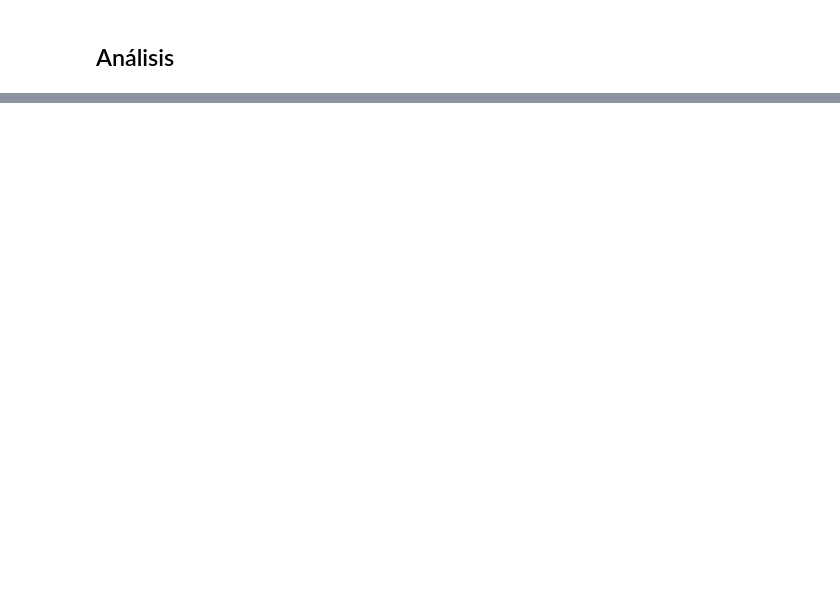
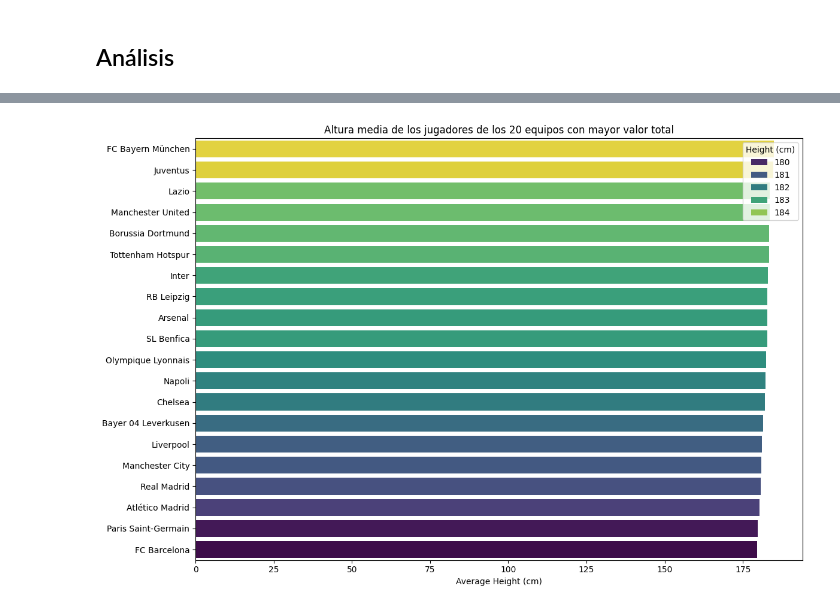
Before and after one commit to Tomaslopera/Fifa_Analysis, a Jupyter notebook: fifa21_analysis.ipynb, the cells around one changed output, grey strips where cells are left out. Drawn from its saved outputs; the diff is of its cells as text; code cells hidden in the pictures; blank space fills up the shorter version.

```diff
--- a/fifa21_analysis.ipynb
+++ b/fifa21_analysis.ipynb
@@ -412,0 +476,12 @@ df_cleaned =
+# %%
+data = top20.groupby('Club')['Height (cm)'].mean().sort_values(ascending=False).reset_index().head(20)
+
+plt.figure(figsize=(12, 8))
+sns.barplot(data=data, x='Height (cm)', y='Club', palette='viridis', hue='Height (cm)')
+plt.title('Altura media de los jugadores de los 20 equipos con mayor valor total')
+plt.xlabel('Average Height (cm)')
+plt.ylabel('')
+plt.tight_layout()
+plt.show()
+# %% [output]
+[figure, added]
```
Also changed, not shown: parts of 8 cells of this notebook.
